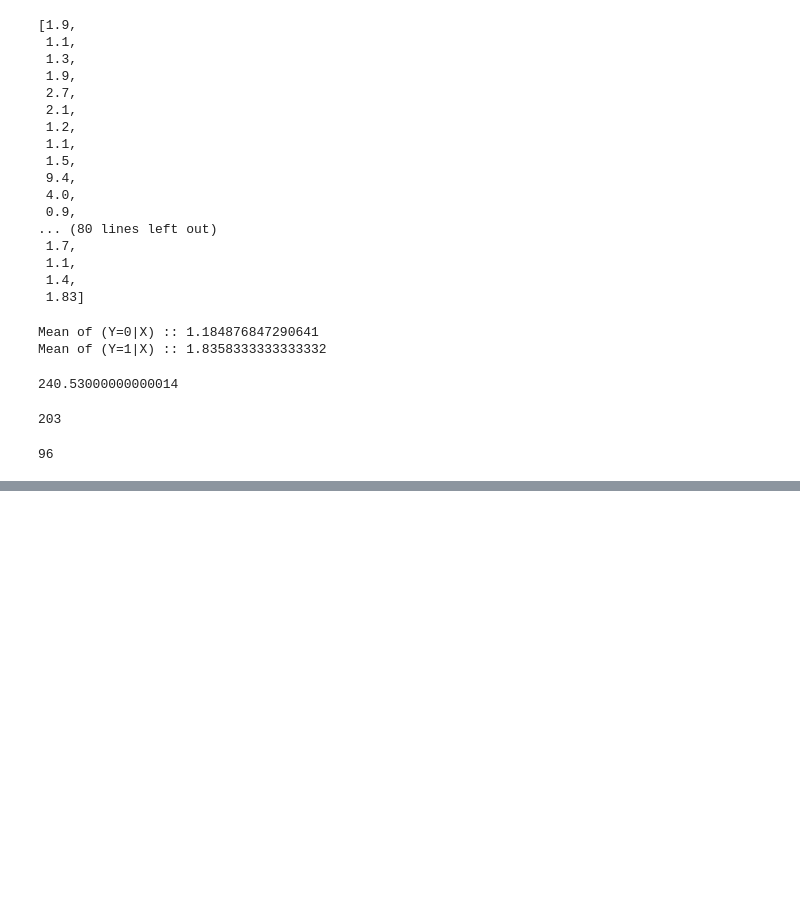
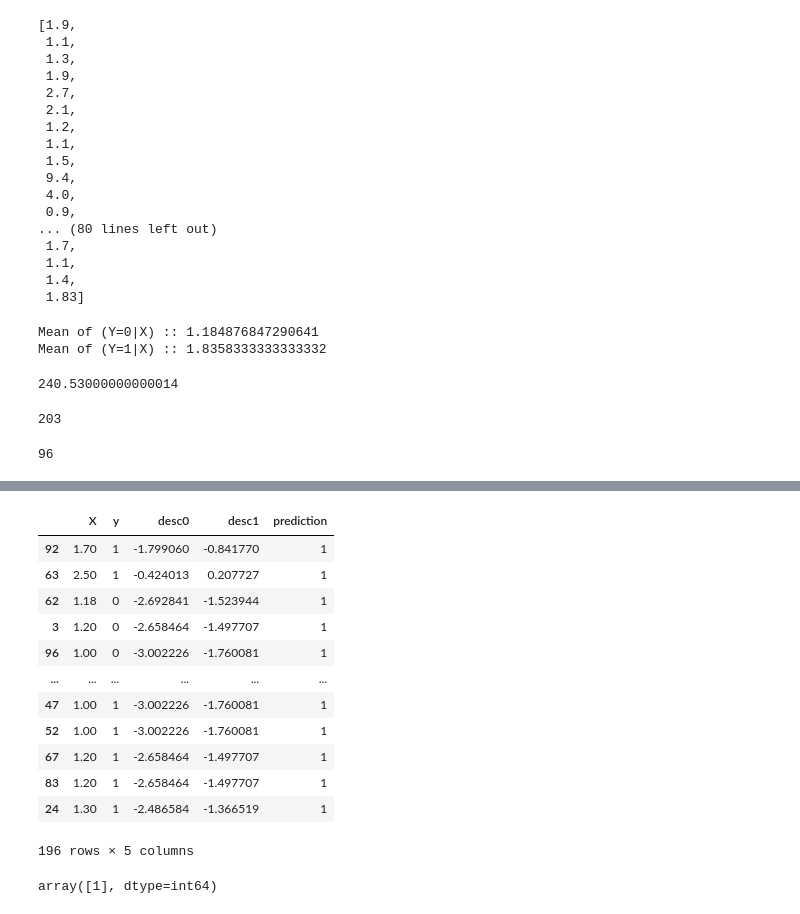
Before and after one commit to rithurajnambiar17/heart-failure-prediction, a Jupyter notebook: heart-failure-prediction.ipynb, the cells around one changed output, grey strips where cells are left out. Cells and saved outputs as stored; diff of their text form; code cells hidden in the pictures; blank space fills up the shorter version.

```diff
--- a/heart-failure-prediction.ipynb
+++ b/heart-failure-prediction.ipynb
@@ -122,0 +298,3 @@ len(l1)
+# %%
+mean_ty0 = sum(l0)/len(l0_temp)
+print(f'''Mean of (Y=0|X) :: {mean_ty0}\nMean of (Y=1|X) :: {mean_y1}''')
@@ -122,0 +304,4 @@ len(l1)
+# %%
+tp0 = len(l0_temp)/(len(l0_temp)+len(l1))
+p1 = len(l1)/(len(l0_temp)+len(l1))
+print(f'''P(Y=0|X) : {tp0}\nP(Y=1|X) : {p1}''')
@@ -122,0 +311,3 @@ len(l1)
+# %%
+variance = temp['X'].var()
+print(f'The variance is : {variance}')
@@ -122,0 +316,11 @@ len(l1)
+# %%
+#Making predictions
+for i in range(0,len(temp)):
+    temp01 = mean_ty0/variance
+    temp02 = np.power(mean_ty0,2)/2*variance
+    temp['desc0'].iloc[i]=temp['X'].iloc[i] * temp01 - temp02 + np.log(tp0)
+
+    temp11 = mean_y1/variance
+    temp12 = np.power(mean_y1,2)/2*variance
+    temp['desc1'].iloc[i]=temp['X'].iloc[i] * temp11 - temp12 + np.log(p1)
+temp
@@ -122,0 +341,25 @@ len(l1)
+# %%
+for i in range(0, len(temp)):
+    if temp['desc0'].iloc[i] > temp['desc1'].iloc[i]:
+        temp['prediction'] = 0
+    elif temp['desc1'].iloc[i] > temp['desc0'].iloc[i]:
+        temp['prediction'] = 1
+temp
+# %% [output]
+|  | X | y | desc0 | desc1 | prediction |
+| 92 | 1.70 | 1 | -1.799060 | -0.841770 | 1 |
+| 63 | 2.50 | 1 | -0.424013 | 0.207727 | 1 |
+| 62 | 1.18 | 0 | -2.692841 | -1.523944 | 1 |
+| 3 | 1.20 | 0 | -2.658464 | -1.497707 | 1 |
+| 96 | 1.00 | 0 | -3.002226 | -1.760081 | 1 |
+| ... | ... | ... | ... | ... | ... |
+| 47 | 1.00 | 1 | -3.002226 | -1.760081 | 1 |
+| 52 | 1.00 | 1 | -3.002226 | -1.760081 | 1 |
+| 67 | 1.20 | 1 | -2.658464 | -1.497707 | 1 |
+| 83 | 1.20 | 1 | -2.658464 | -1.497707 | 1 |
+| 24 | 1.30 | 1 | -2.486584 | -1.366519 | 1 |
+196 rows × 5 columns
+# %%
+temp['prediction'].unique()
+# %% [output]
+array([1], dtype=int64)
```
Also changed, not shown: parts of 21 cells of this notebook.
